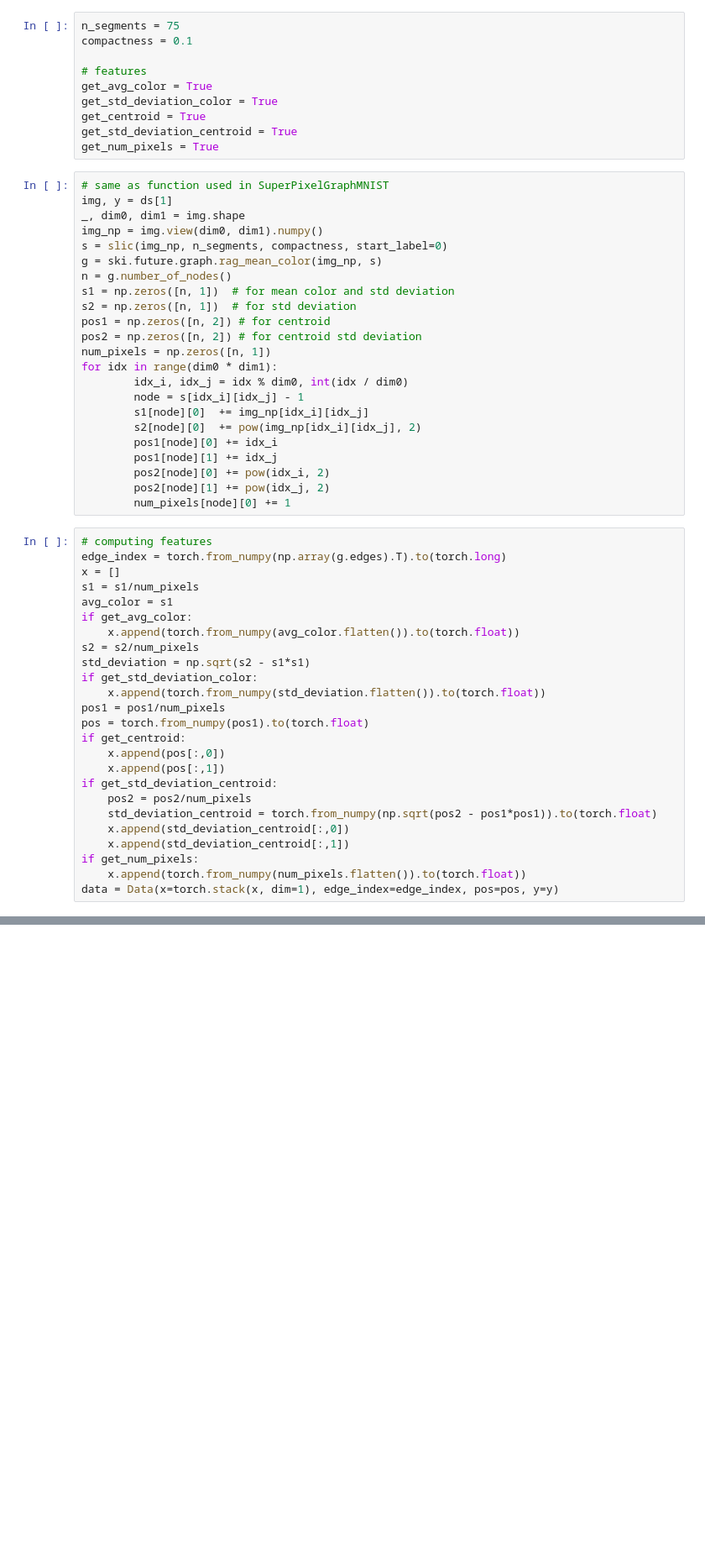
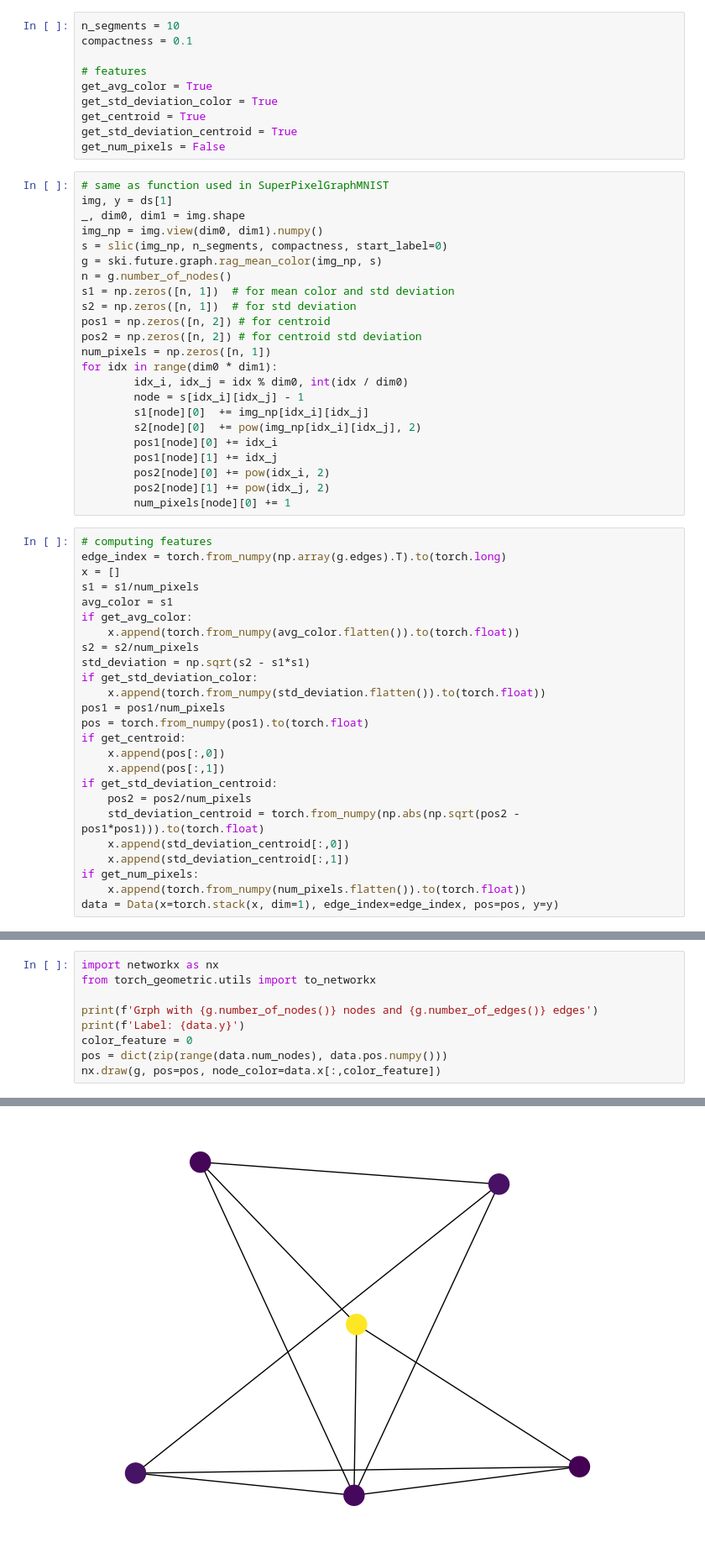
Before and after one commit to jpelayx/mnist-graphs, a Jupyter notebook: mnist_slic_viz.ipynb, the cells around one changed output, grey strips where cells are left out. Shown at 84% size. Saved outputs shown, nothing was run; the diff lists cells and outputs as text; blank space fills up the shorter version.

```diff
--- a/mnist_slic_viz.ipynb
+++ b/mnist_slic_viz.ipynb
@@ -42,7 +42,7 @@ Example for visualization
 # %%
 ds = datasets.MNIST(root = "./data", train=False, download=True, transform=T.ToTensor())
 # %%
-n_segments = 75
+n_segments = 10
 compactness = 0.1
 
 # features
@@ -50,7 +50,7 @@ get_avg_color = True
 get_std_deviation_color = True
 get_centroid = True
 get_std_deviation_centroid = True
-get_num_pixels = True
+get_num_pixels = False
 # %%
 # same as function used in SuperPixelGraphMNIST
 img, y = ds[1]
@@ -93,7 +93,7 @@ if get_centroid:
     x.append(pos[:,1])
 if get_std_deviation_centroid:
     pos2 = pos2/num_pixels
-    std_deviation_centroid = torch.from_numpy(np.sqrt(pos2 - pos1*pos1)).to(torch.float)
+    std_deviation_centroid = torch.from_numpy(np.abs(np.sqrt(pos2 - pos1*pos1))).to(torch.float)
     x.append(std_deviation_centroid[:,0])
     x.append(std_deviation_centroid[:,1])
 if get_num_pixels:
@@ -125,0 +102,10 @@ tensor([[0.0000e+00, 0.0000e+00, 1.0000e+00, 4.0000e+00, 8.1650e-01, 8.1650e-01]
+# %%
+import networkx as nx
+from torch_geometric.utils import to_networkx
+
+print(f'Grph with {g.number_of_nodes()} nodes and {g.number_of_edges()} edges')
+print(f'Label: {data.y}')
+color_feature = 0
+pos = dict(zip(range(data.num_nodes), data.pos.numpy()))
+nx.draw(g, pos=pos, node_color=data.x[:,color_feature])
+# %% [output]
@@ -126 +114,2 @@ tensor([[0.0000e+00, 0.0000e+00, 1.0000e+00, 4.0000e+00, 8.1650e-01, 8.1650e-01]
+[figure, added]
 # %%
```
Also changed, not shown: parts of 6 cells of this notebook.
